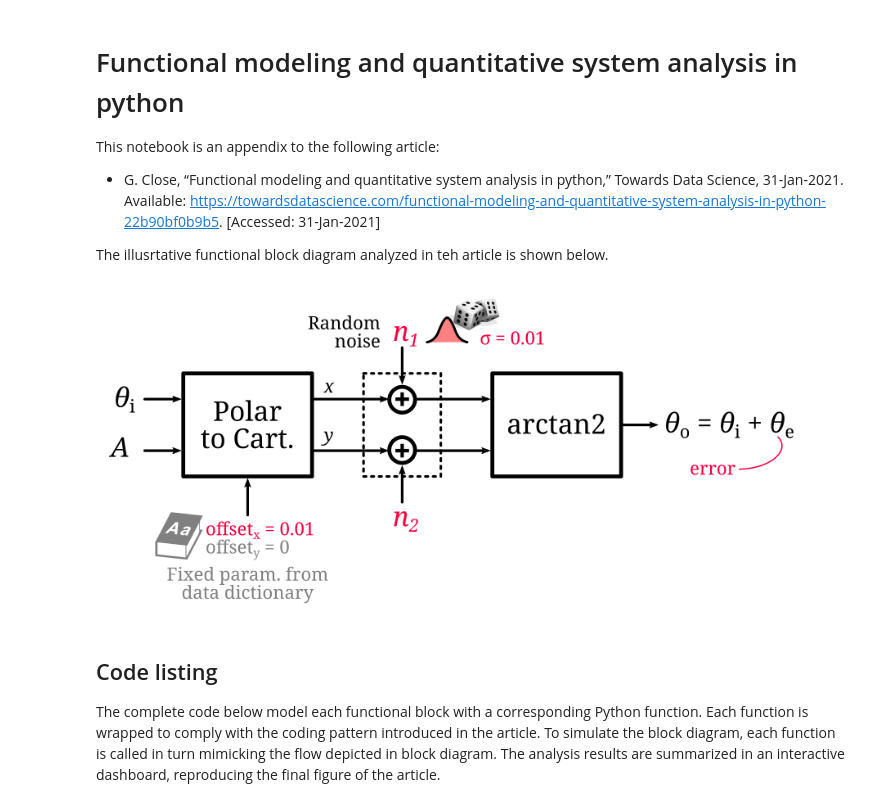
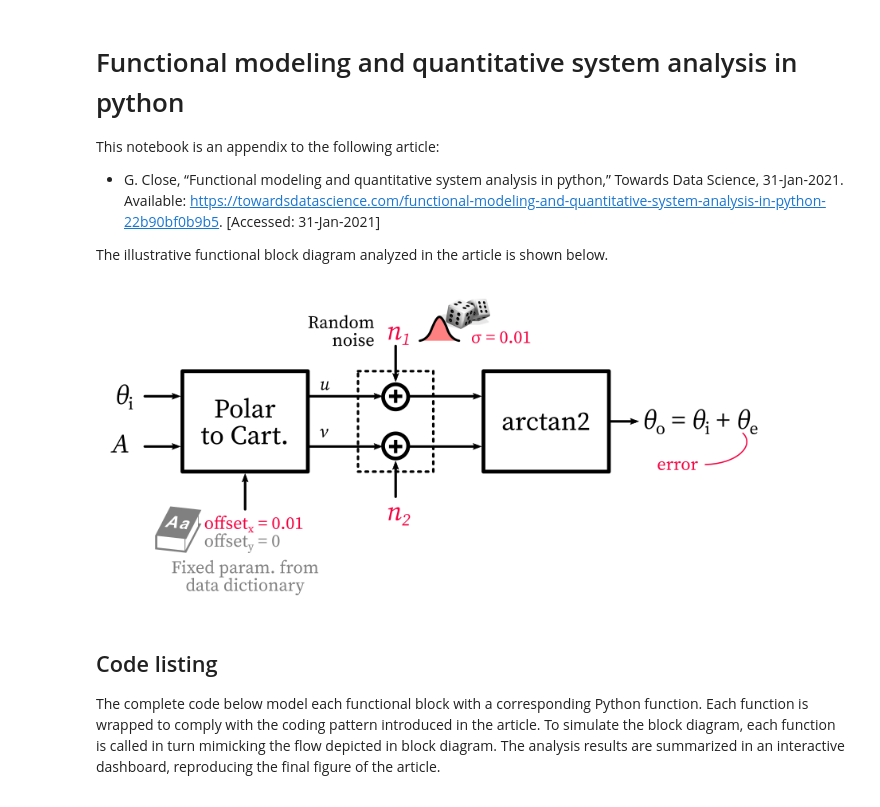
Before and after one commit to closega/portfolio, a Jupyter notebook: ipynb/functional_modeling_and_analysis.ipynb, the cells around one changed output. Saved outputs shown, nothing was run; the diff lists cells and outputs as text; code cells hidden in the pictures.

```diff
--- a/ipynb/functional_modeling_and_analysis.ipynb
+++ b/ipynb/functional_modeling_and_analysis.ipynb
@@ -5,12 +5,12 @@ This notebook is an appendix to the following article:
 
 * G. Close, “Functional modeling and quantitative system analysis in python,” Towards Data Science, 31-Jan-2021. Available: https://towardsdatascience.com/functional-modeling-and-quantitative-system-analysis-in-python-22b90bf0b9b5. [Accessed: 31-Jan-2021]
 
-The illusrtative functional block diagram analyzed in teh article is shown below.
+The illustrative functional block diagram analyzed in the article is shown below.
 # %%
 from IPython.display import Image
-Image("coding_pattern.png", width=700)
+Image("functional_bd_example.png", width=700)
 # %% [output]
-[figure, old version]
+[figure, new version]
 # %% [markdown]
 ## Code listing
 
```
Also changed, not shown: parts of 1 cell of this notebook.
